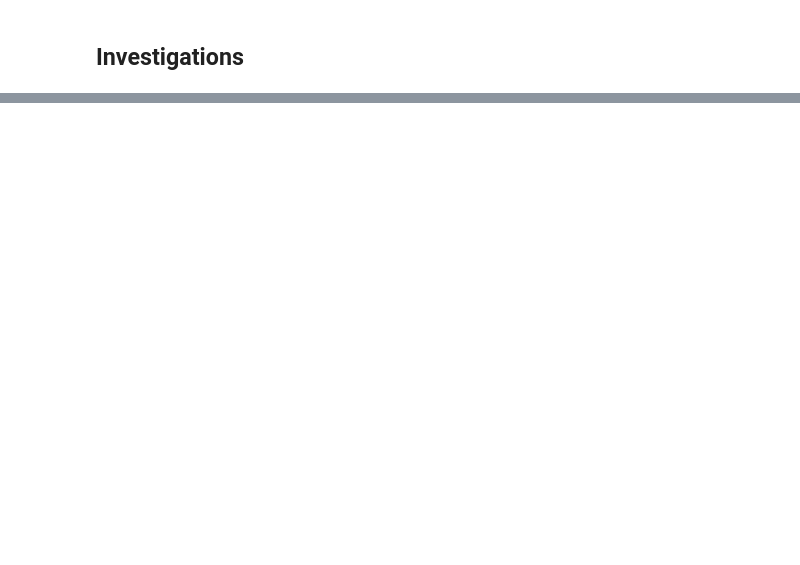
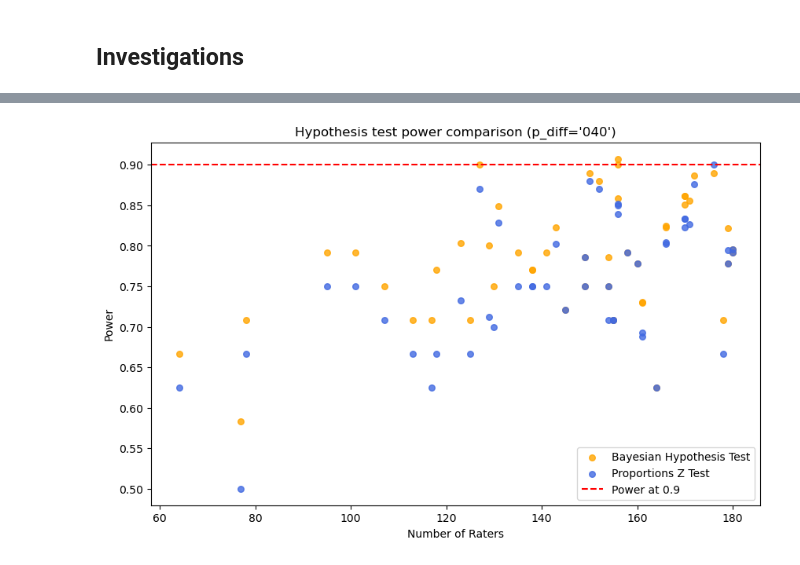
Before and after one commit to imrogerjiang/bayesian-inference-topic-measures, a Jupyter notebook: Plotting Simulation Results.ipynb, the cells around one changed output, grey strips where cells are left out. Drawn from its saved outputs; the diff is of its cells as text; code cells hidden in the pictures; blank space fills up the shorter version.

```diff
--- a/Plotting Simulation Results.ipynb
+++ b/Plotting Simulation Results.ipynb
@@ -349,0 +309,21 @@ plt.show()
+# %%
+# Propz vs BHT
+p_diff = "040"
+legend = {"royalblue":"Proportions Z Test", "orange":"Bayesian Hypothesis Test"}
+test = {"royalblue":"propz", "orange":"bht"}
+
+fig, ax = plt.subplots(1, 1, figsize=(10,6))
+for colour in reversed(legend):
+    ax.scatter(
+        x=power_counts_dfs[p_diff]["n_raters"],
+        y=power_counts_dfs[p_diff][f"{test[colour]}_005p"],
+        c=colour, label=legend[colour],
+        s=30, alpha=0.8)
+ax.axhline(y=0.9, color = 'r', linestyle = 'dashed', label="Power at 0.9")
+ax.set_title(f"Hypothesis test power comparison ({p_diff=})")
+ax.set_xlabel("Number of Raters")
+ax.set_ylabel("Power")
+ax.legend()
+plt.show()
+# %% [output]
+[figure, added]
```
Also changed, not shown: parts of 21 cells of this notebook.
